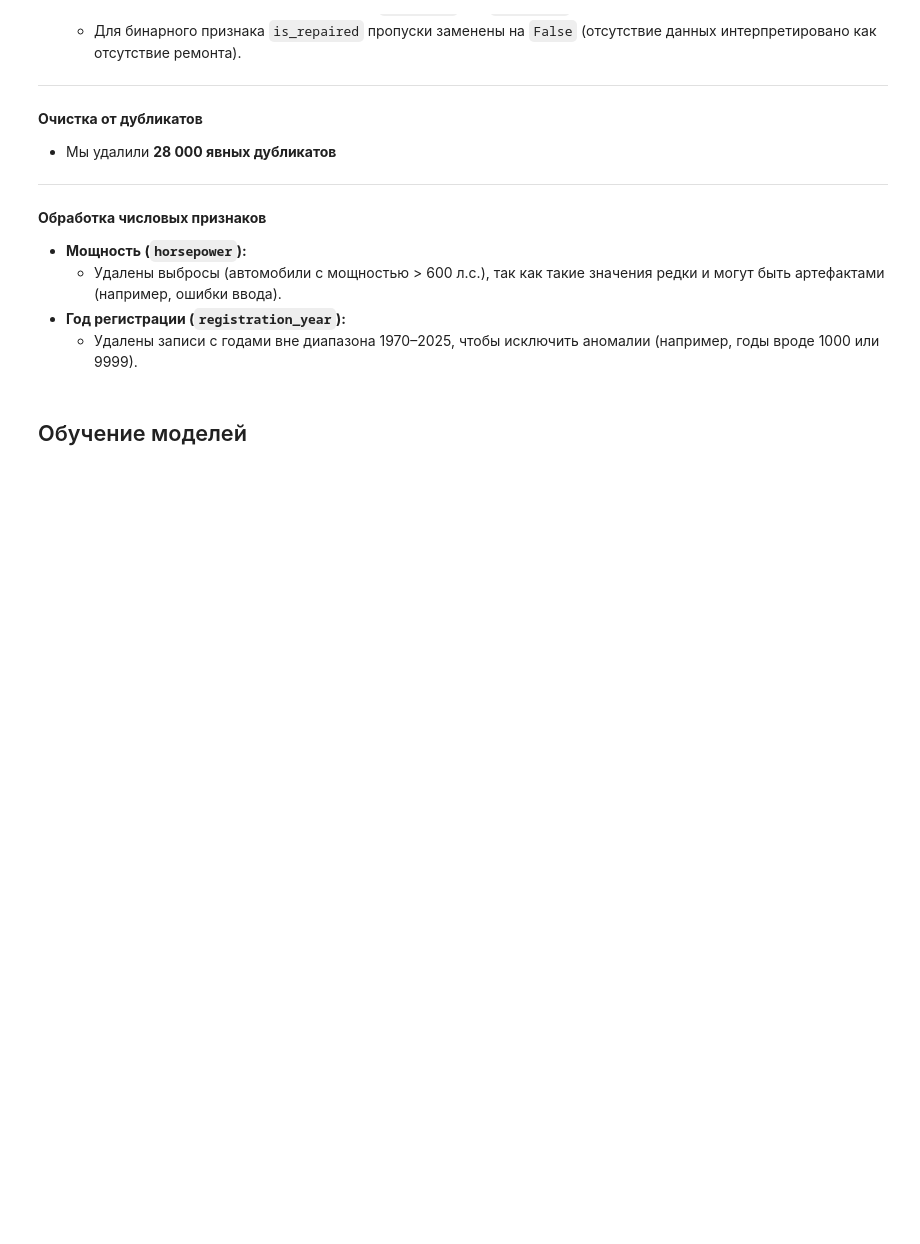
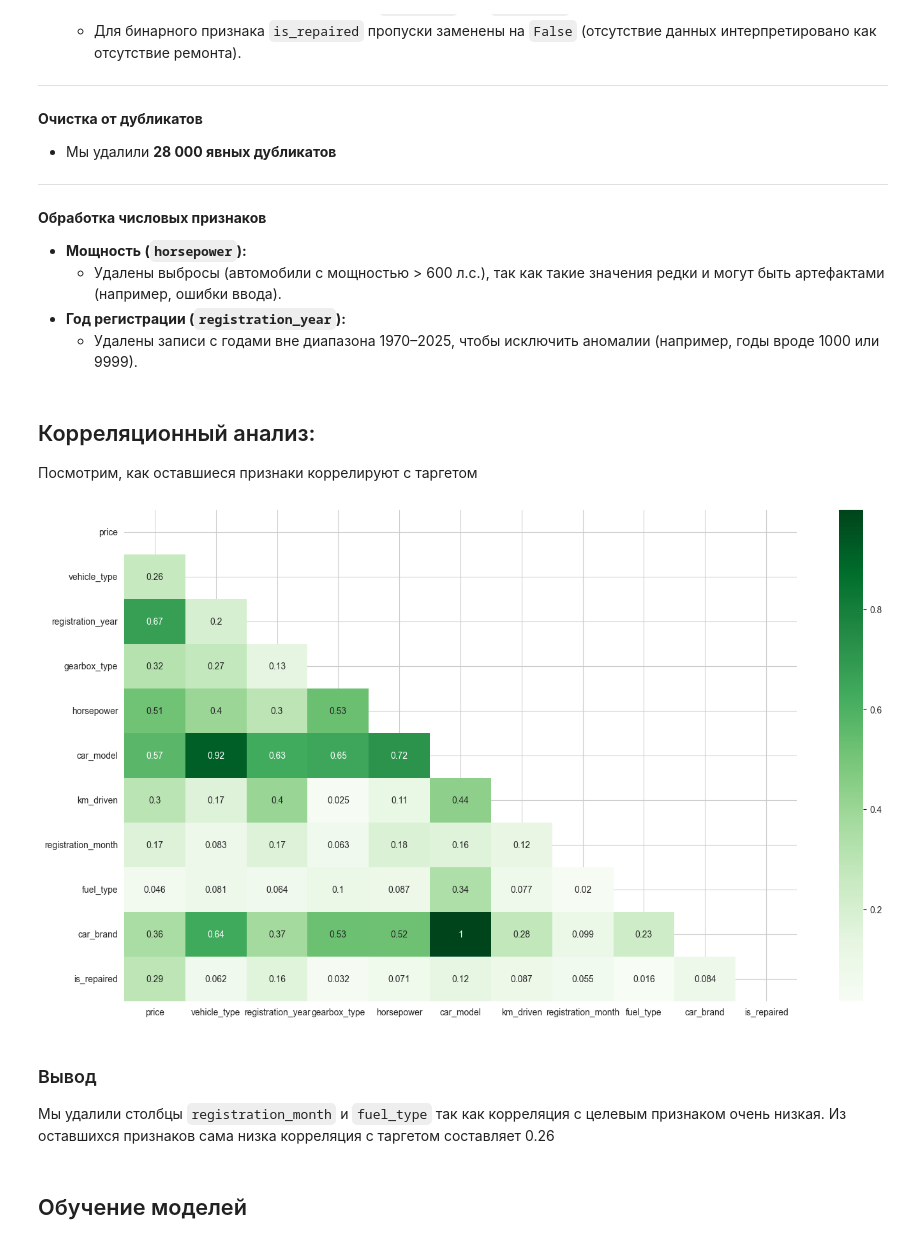
Before and after one commit to Moncervers/car_price_prediction, a Jupyter notebook: 15d5adf9-246c-4b56-a6a8-43d94bd8231e.ipynb, the cells around one changed output. Drawn from its saved outputs; the diff is of its cells as text; code cells hidden in the pictures; blank space fills up the shorter version.

```diff
--- a/15d5adf9-246c-4b56-a6a8-43d94bd8231e.ipynb
+++ b/15d5adf9-246c-4b56-a6a8-43d94bd8231e.ipynb
@@ -528,7 +540,7 @@ np.int64(1381)
 df = df.query('horsepower <= 600')
 
 # Оставляем машины только в диапазоне от 1970 до 2025 года
-df = df.query('~(registration_year >= 1970 and registration_year <= 2025)')
+df = df.query('registration_year >= 1970 and registration_year <= 2025')
 
 # Проверяем, не появилось ли у нас дубликатов
 df.duplicated().sum()
@@ -572,3 +599,22 @@ np.int64(0)
   - Удалены выбросы (автомобили с мощностью > 600 л.с.), так как такие значения редки и могут быть артефактами (например, ошибки ввода).
 - **Год регистрации (`registration_year`):**
   - Удалены записи с годами вне диапазона 1970–2025, чтобы исключить аномалии (например, годы вроде 1000 или 9999).
+# %% [markdown]
+## Корреляционный анализ:
+
+Посмотрим, как оставшиеся признаки коррелируют с таргетом
+# %%
+plt.figure(figsize=(17, 10))
+
+# Определяем столбцы с числовыми значениями
+ic = ['registration_year', 'horsepower', 'km_driven', 'price']
+
+# Рисуем матрицу корреляции
+sns.heatmap(df.phik_matrix(interval_cols=ic),
+            annot=True, cmap='Greens',
+            mask=np.triu(np.ones_like(df.phik_matrix(interval_cols=ic),
+                                      dtype=bool)))
+
+plt.show()
+# %% [output]
+[figure, added]
@@ -575,3 +624,7 @@ np.int64(0)
+# %% [markdown]
+### Вывод
+
+Мы удалили столбцы `registration_month` и `fuel_type` так как корреляция с целевым признаком очень низкая. Из оставшихся признаков сама низка корреляция с таргетом составляет 0.26
 # %% [markdown]
 ## Обучение моделей
 # %% [markdown]
```
Also changed, not shown: parts of 4 cells of this notebook.
